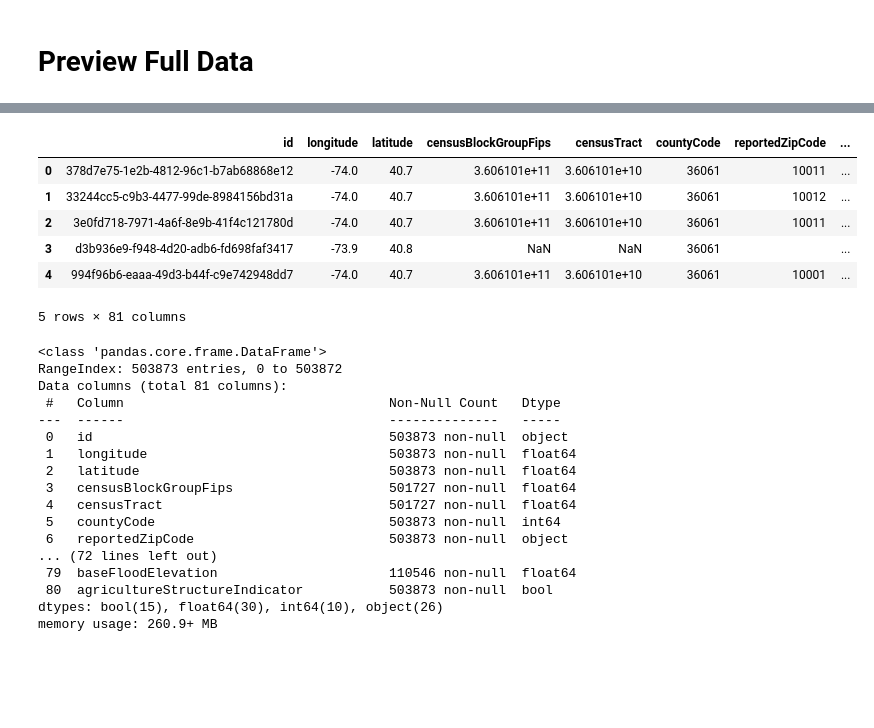
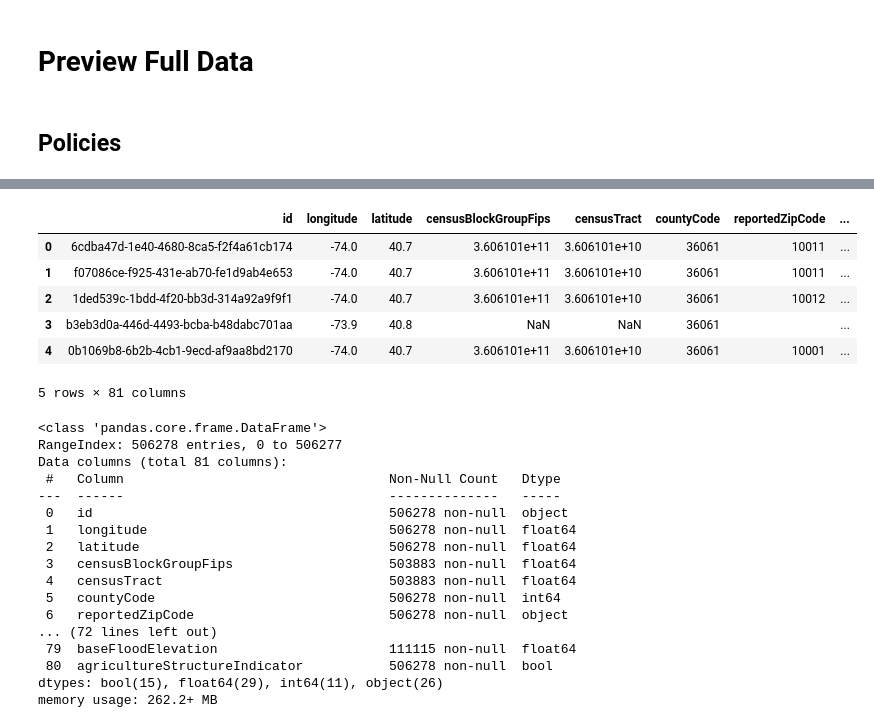
Before and after one commit to mebauer/fema-nfip-nyc, a Jupyter notebook: data-wrangling.ipynb, the cells around one changed output, grey strips where cells are left out. Saved outputs shown, nothing was run; the diff lists cells and outputs as text; code cells hidden in the pictures; blank space fills up the shorter version.

```diff
--- a/data-wrangling.ipynb
+++ b/data-wrangling.ipynb
@@ -212,10 +304,12 @@ Wall time: 1min 53s
 # %% [markdown]
 # Preview Full Data
+# %% [markdown]
+## Policies
 # %%
 %%time
 
-path = 'data'
-all_files = glob.glob(os.path.join(path, "*.json"))
+path = 'data/'
+all_files = glob.glob(os.path.join(path, "policies-*.json"))
 
 # concat all counties into one dataframe
 df = pd.concat((pd.read_json(file) for file in all_files), ignore_index=True)
@@ -232,27 +326,27 @@ Wall time: 30.4 s
 |  | id | longitude | latitude | censusBlockGroupFips | censusTract | countyCode | reportedZipCode | ... |
-| 0 | 378d7e75-1e2b-4812-96c1-b7ab68868e12 | -74.0 | 40.7 | 3.606101e+11 | 3.606101e+10 | 36061 | 10011 | ... |
-| 1 | 33244cc5-c9b3-4477-99de-8984156bd31a | -74.0 | 40.7 | 3.606101e+11 | 3.606101e+10 | 36061 | 10012 | ... |
-| 2 | 3e0fd718-7971-4a6f-8e9b-41f4c121780d | -74.0 | 40.7 | 3.606101e+11 | 3.606101e+10 | 36061 | 10011 | ... |
-| 3 | d3b936e9-f948-4d20-adb6-fd698faf3417 | -73.9 | 40.8 | NaN | NaN | 36061 |  | ... |
-| 4 | 994f96b6-eaaa-49d3-b44f-c9e742948dd7 | -74.0 | 40.7 | 3.606101e+11 | 3.606101e+10 | 36061 | 10001 | ... |
+| 0 | 6cdba47d-1e40-4680-8ca5-f2f4a61cb174 | -74.0 | 40.7 | 3.606101e+11 | 3.606101e+10 | 36061 | 10011 | ... |
+| 1 | f07086ce-f925-431e-ab70-fe1d9ab4e653 | -74.0 | 40.7 | 3.606101e+11 | 3.606101e+10 | 36061 | 10011 | ... |
+| 2 | 1ded539c-1bdd-4f20-bb3d-314a92a9f9f1 | -74.0 | 40.7 | 3.606101e+11 | 3.606101e+10 | 36061 | 10012 | ... |
+| 3 | b3eb3d0a-446d-4493-bcba-b48dabc701aa | -73.9 | 40.8 | NaN | NaN | 36061 |  | ... |
+| 4 | 0b1069b8-6b2b-4cb1-9ecd-af9aa8bd2170 | -74.0 | 40.7 | 3.606101e+11 | 3.606101e+10 | 36061 | 10001 | ... |
 5 rows × 81 columns
 # %%
 df.info()
 # %% [output]
 <class 'pandas.core.frame.DataFrame'>
-RangeIndex: 503873 entries, 0 to 503872
+RangeIndex: 506278 entries, 0 to 506277
 Data columns (total 81 columns):
  #   Column                                  Non-Null Count   Dtype
 ---  ------                                  --------------   -----
- 0   id                                      503873 non-null  object
- 1   longitude                               503873 non-null  float64
- 2   latitude                                503873 non-null  float64
- 3   censusBlockGroupFips                    501727 non-null  float64
- 4   censusTract                             501727 non-null  float64
- 5   countyCode                              503873 non-null  int64
- 6   reportedZipCode                         503873 non-null  object
+ 0   id                                      506278 non-null  object
+ 1   longitude                               506278 non-null  float64
+ 2   latitude                                506278 non-null  float64
+ 3   censusBlockGroupFips                    503883 non-null  float64
+ 4   censusTract                             503883 non-null  float64
+ 5   countyCode                              506278 non-null  int64
+ 6   reportedZipCode                         506278 non-null  object
 ... (72 lines left out)
- 79  baseFloodElevation                      110546 non-null  float64
- 80  agricultureStructureIndicator           503873 non-null  bool
-dtypes: bool(15), float64(30), int64(10), object(26)
-memory usage: 260.9+ MB
+ 79  baseFloodElevation                      111115 non-null  float64
+ 80  agricultureStructureIndicator           506278 non-null  bool
+dtypes: bool(15), float64(29), int64(11), object(26)
+memory usage: 262.2+ MB
```
Also changed, not shown: parts of 15 cells of this notebook, 8 other files.
